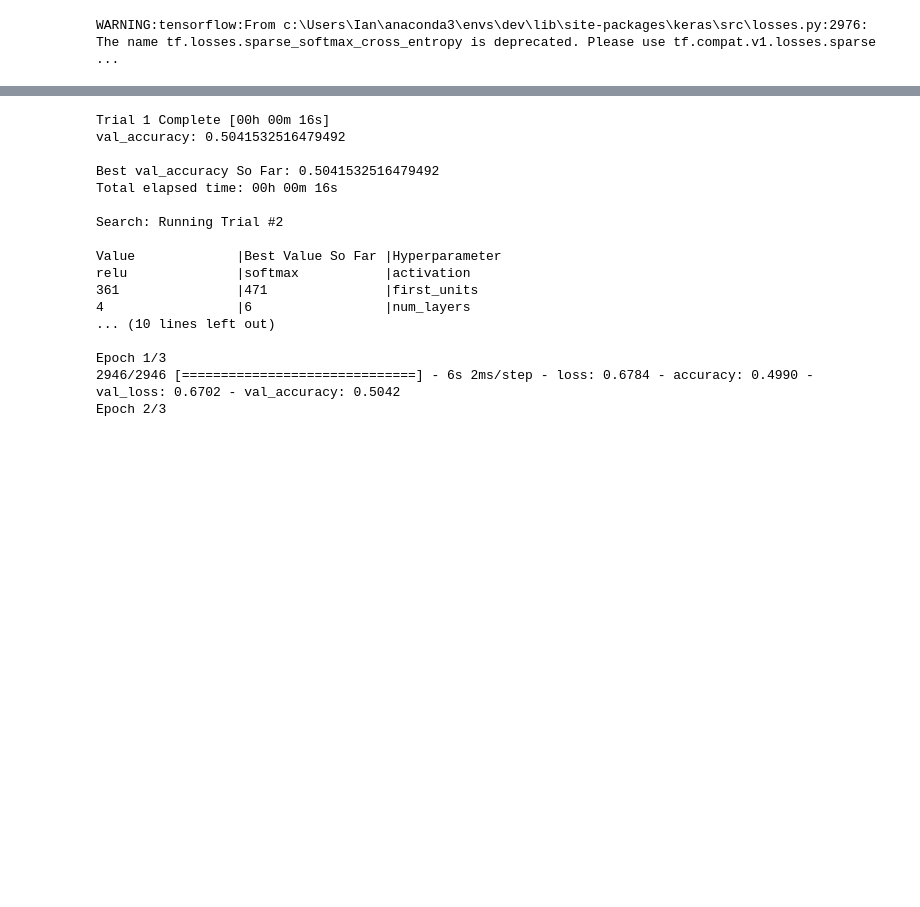
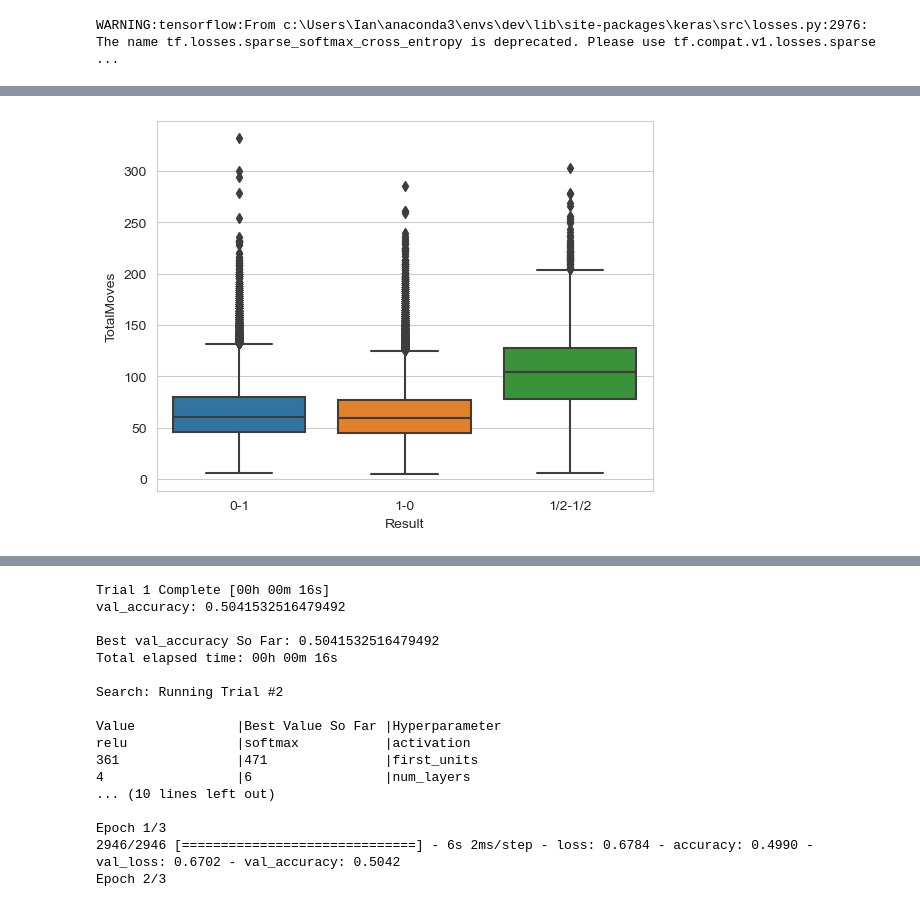
Before and after one commit to ID216135/project-4, a Jupyter notebook: data_exploration.ipynb, the cells around one changed output, grey strips where cells are left out. Drawn from its saved outputs; the diff is of its cells as text; code cells hidden in the pictures; blank space fills up the shorter version.

```diff
--- a/data_exploration.ipynb
+++ b/data_exploration.ipynb
@@ -27,3 +47,17 @@ WHERE Result != '*'
 ).toPandas()
 # %%
 data.dropna(inplace=True)
+# %%
+data['Rating Difference'] = data['WhiteElo'] - data['BlackElo']
+data['Playtime Difference'] = data['White_playTime_total'] - data['Black_playTime_total']
+data['Games Played Difference'] = data['White_count_all'] - data['Black_count_all']
+data['White Average Playtime'] = data['White_playTime_total']/data['White_count_all']
+data['Black Average Playtime'] = data['Black_playTime_total']/data['Black_count_all']
+data['Average Playtime Difference'] = data['White Average Playtime'] - data['Black Average Playtime']
+# %%
+import seaborn as sns
+sns.set_style("whitegrid")
+tips = sns.load_dataset("tips")
+ax = sns.boxplot(x=data['Result'], y=data['TotalMoves'])
+# %% [output]
+[figure, added]
```
Also changed, not shown: parts of 15 cells of this notebook.
